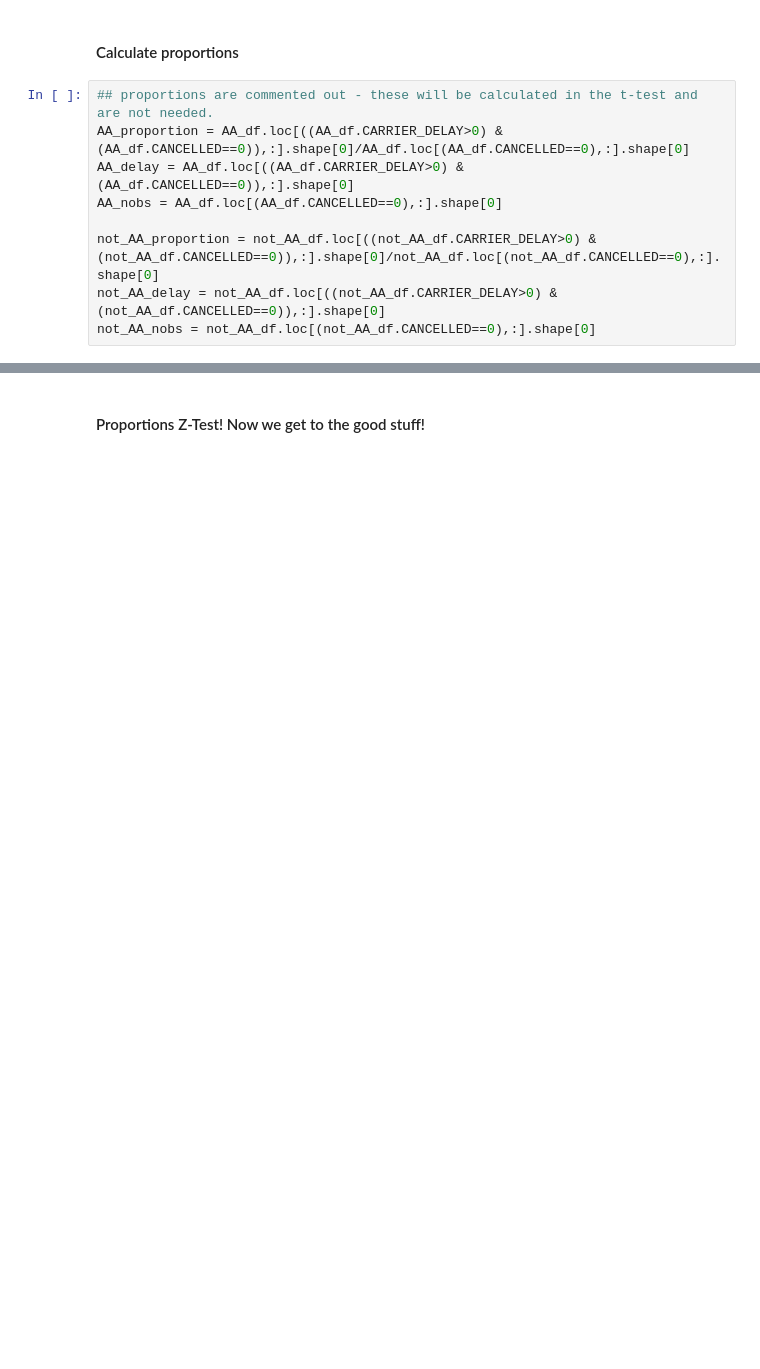
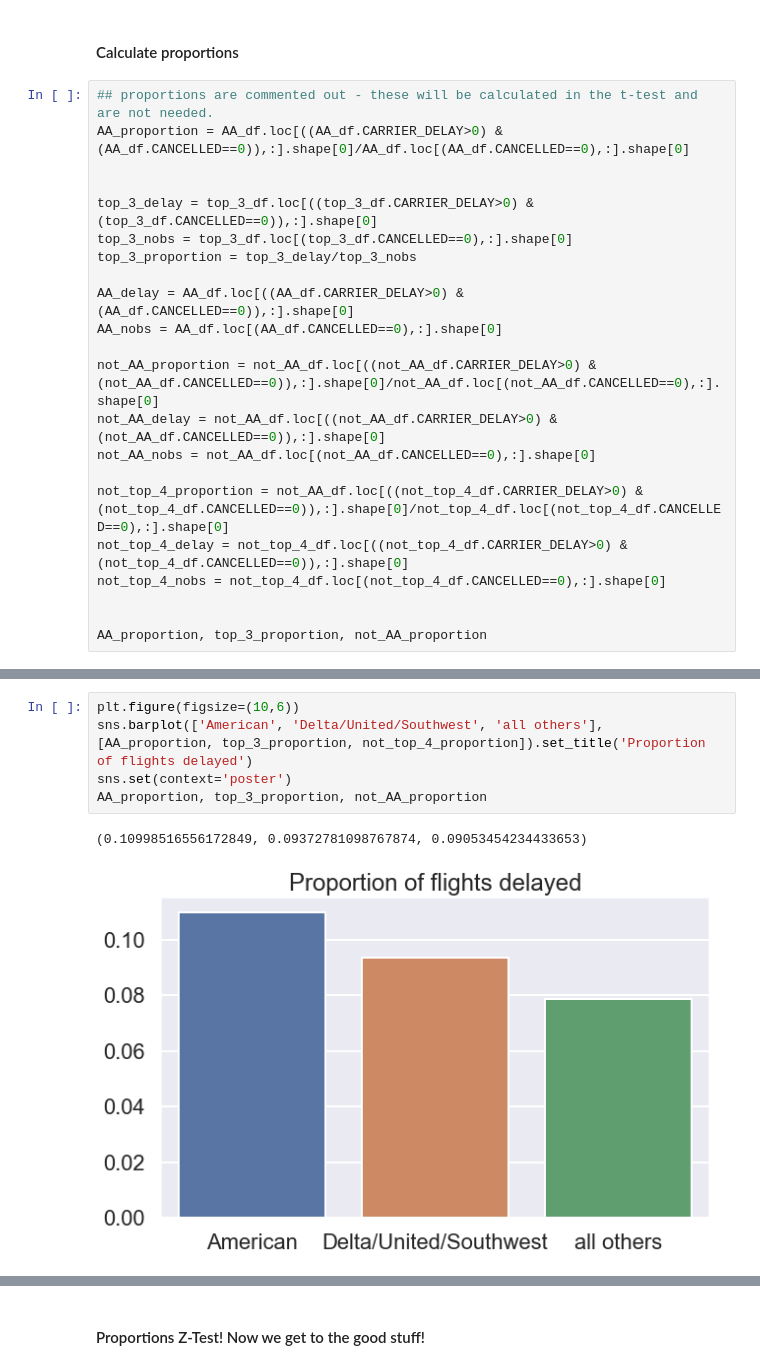
Before and after one commit to Mcllstr/Project_3_T_Testing, a Jupyter notebook: joes_workbook.ipynb, the cells around one changed output, grey strips where cells are left out. Drawn from its saved outputs; the diff is of its cells as text; blank space fills up the shorter version.

```diff
--- a/joes_workbook.ipynb
+++ b/joes_workbook.ipynb
@@ -82,9 +127,22 @@ not_AA_df = lean_df.loc[(lean_df.CARRIER_NAME!='American Airlines Inc.'),:]
 # %%
 ## proportions are commented out - these will be calculated in the t-test and are not needed.
 AA_proportion = AA_df.loc[((AA_df.CARRIER_DELAY>0) & (AA_df.CANCELLED==0)),:].shape[0]/AA_df.loc[(AA_df.CANCELLED==0),:].shape[0]
+
+
+top_3_delay = top_3_df.loc[((top_3_df.CARRIER_DELAY>0) & (top_3_df.CANCELLED==0)),:].shape[0]
+top_3_nobs = top_3_df.loc[(top_3_df.CANCELLED==0),:].shape[0]
+top_3_proportion = top_3_delay/top_3_nobs
+
 AA_delay = AA_df.loc[((AA_df.CARRIER_DELAY>0) & (AA_df.CANCELLED==0)),:].shape[0]
 AA_nobs = AA_df.loc[(AA_df.CANCELLED==0),:].shape[0]
 
 not_AA_proportion = not_AA_df.loc[((not_AA_df.CARRIER_DELAY>0) & (not_AA_df.CANCELLED==0)),:].shape[0]/not_AA_df.loc[(not_AA_df.CANCELLED==0),:].shape[0]
 not_AA_delay = not_AA_df.loc[((not_AA_df.CARRIER_DELAY>0) & (not_AA_df.CANCELLED==0)),:].shape[0]
 not_AA_nobs = not_AA_df.loc[(not_AA_df.CANCELLED==0),:].shape[0]
+
+not_top_4_proportion = not_AA_df.loc[((not_top_4_df.CARRIER_DELAY>0) & (not_top_4_df.CANCELLED==0)),:].shape[0]/not_top_4_df.loc[(not_top_4_df.CANCELLED==0),:].shape[0]
+not_top_4_delay = not_top_4_df.loc[((not_top_4_df.CARRIER_DELAY>0) & (not_top_4_df.CANCELLED==0)),:].shape[0]
+not_top_4_nobs = not_top_4_df.loc[(not_top_4_df.CANCELLED==0),:].shape[0]
+
+
+AA_proportion, top_3_proportion, not_AA_proportion
@@ -94,0 +155,8 @@ AA_proportion, not_AA_proportion, AA_delay, not_AA_delay, AA_nobs, not_AA_nobs
+# %%
+plt.figure(figsize=(10,6))
+sns.barplot(['American', 'Delta/United/Southwest', 'all others'], [AA_proportion, top_3_proportion, not_top_4_proportion]).set_title('Proportion of flights delayed')
+sns.set(context='poster')
+AA_proportion, top_3_proportion, not_AA_proportion
+# %% [output]
+(0.10998516556172849, 0.09372781098767874, 0.09053454234433653)
+[figure, added]
```
Also changed, not shown: parts of 28 cells of this notebook, 1 other file.
